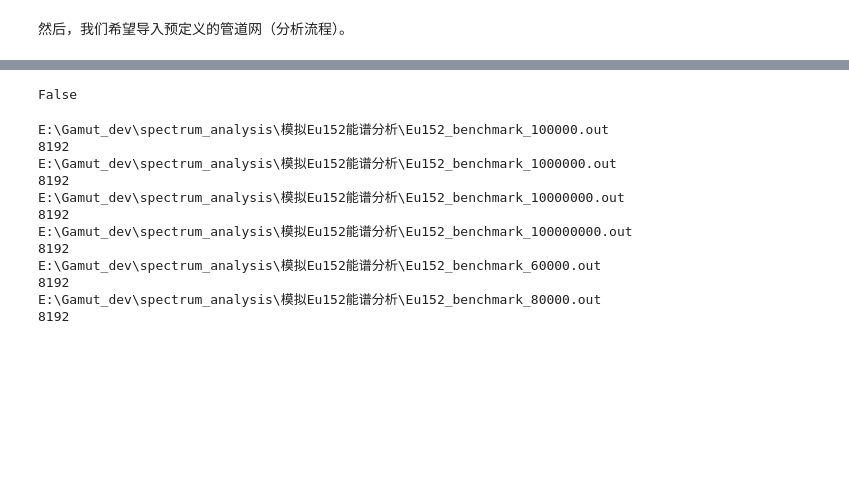
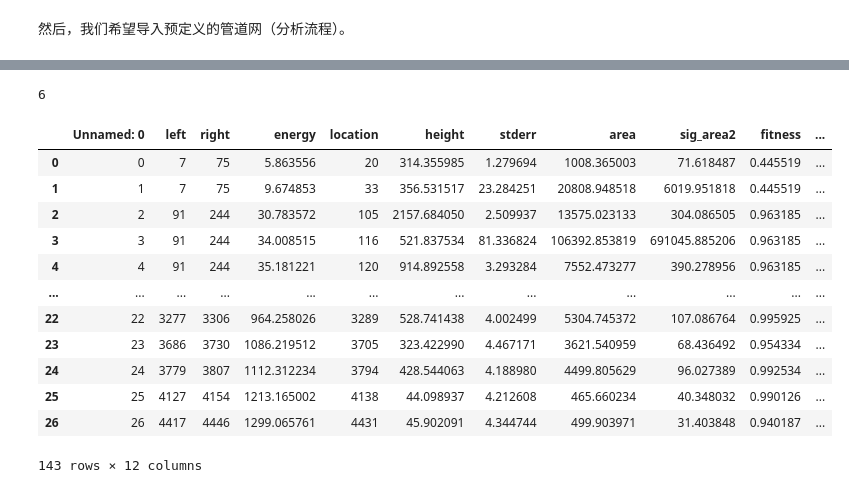
Before and after one commit to thu-inet/Gamut, a Jupyter notebook: 模拟Eu152能谱分析.ipynb, the cells around one changed output, grey strips where cells are left out. Cells and saved outputs as stored; diff of their text form; code cells hidden in the pictures; blank space fills up the shorter version.

```diff
--- a/模拟Eu152能谱分析.ipynb
+++ b/模拟Eu152能谱分析.ipynb
@@ -13,6 +13,10 @@ import matplotlib.pyplot as plt
 from copy import deepcopy
 
 import gamspec
+# %%
+pipenet = gamspec.default
+spectrum = gamspec.Spectrum.from_MCNP('E:\Gamut_dev\spectrum_analysis\模拟Eu152能谱2\Eu152sgl_test_new_0.36779.out')
+pipenet([spectrum])
 # %% [markdown]
 然后，我们希望导入预定义的管道网（分析流程）。
 # %%
@@ -124,27 +108,33 @@ plt.show()
 # %%
 energies = np.array([40.12, 45.40, 121.78, 244.70, 344.28, 367.79, 411.11, 443.98, 688.68, 778.90, 867.39, 964.13, 1085.91, 1089.70, 1112.12, 1212.95, 1299.12])
+percentages = np.array([29.119E-2, 7.304E-2, 14.016E-2, 3.697E-2, 13.128E-2, 0.410E-2, 1.101E-2, 1.372E-2, 0.412E-2, 6.396E-2, 2.048E-2, 7.077E-2, 4.896E-2, 0.844E-2, 6.687E-2, 0.690E-2, 0.802E-2])
 def energy_in_group(energy):
-    return np.any(np.abs(energy-energies)<2)
-energy_in_group(50)
+    if len(np.where(np.abs(energy-energies)<2)[0]) == 0:
+        return None
+    else:
+        return np.where(np.abs(energy-energies)<2)[0][0]
+
+energy_in_group(411)
 # %% [output]
-False
+6
-# %%
-files = folder.glob('*.out')
-for file in files:
-    print(str(file))
-    spec = gamspec.Spectrum.from_MCNP(str(file))
-    print(len(spec))
-# %% [output]
-E:\Gamut_dev\spectrum_analysis\模拟Eu152能谱分析\Eu152_benchmark_100000.out
-8192
-E:\Gamut_dev\spectrum_analysis\模拟Eu152能谱分析\Eu152_benchmark_1000000.out
-8192
-E:\Gamut_dev\spectrum_analysis\模拟Eu152能谱分析\Eu152_benchmark_10000000.out
-8192
-E:\Gamut_dev\spectrum_analysis\模拟Eu152能谱分析\Eu152_benchmark_100000000.out
-8192
-E:\Gamut_dev\spectrum_analysis\模拟Eu152能谱分析\Eu152_benchmark_60000.out
-8192
-E:\Gamut_dev\spectrum_analysis\模拟Eu152能谱分析\Eu152_benchmark_80000.out
-8192
+# %%
+results = pd.concat(combined_results)
+func = lambda x: percentages[energy_in_group(x['energy'])] if energy_in_group(x['energy']) is not None else 0
+results['percentage'] = results.apply(func, axis=1)
+# %%
+results
+# %% [output]
+|  | Unnamed: 0 | left | right | energy | location | height | stderr | area | sig_area2 | fitness | ... |
+| 0 | 0 | 7 | 75 | 5.863556 | 20 | 314.355985 | 1.279694 | 1008.365003 | 71.618487 | 0.445519 | ... |
+| 1 | 1 | 7 | 75 | 9.674853 | 33 | 356.531517 | 23.284251 | 20808.948518 | 6019.951818 | 0.445519 | ... |
+| 2 | 2 | 91 | 244 | 30.783572 | 105 | 2157.684050 | 2.509937 | 13575.023133 | 304.086505 | 0.963185 | ... |
+| 3 | 3 | 91 | 244 | 34.008515 | 116 | 521.837534 | 81.336824 | 106392.853819 | 691045.885206 | 0.963185 | ... |
+| 4 | 4 | 91 | 244 | 35.181221 | 120 | 914.892558 | 3.293284 | 7552.473277 | 390.278956 | 0.963185 | ... |
+| ... | ... | ... | ... | ... | ... | ... | ... | ... | ... | ... | ... |
+| 22 | 22 | 3277 | 3306 | 964.258026 | 3289 | 528.741438 | 4.002499 | 5304.745372 | 107.086764 | 0.995925 | ... |
+| 23 | 23 | 3686 | 3730 | 1086.219512 | 3705 | 323.422990 | 4.467171 | 3621.540959 | 68.436492 | 0.954334 | ... |
+| 24 | 24 | 3779 | 3807 | 1112.312234 | 3794 | 428.544063 | 4.188980 | 4499.805629 | 96.027389 | 0.992534 | ... |
+| 25 | 25 | 4127 | 4154 | 1213.165002 | 4138 | 44.098937 | 4.212608 | 465.660234 | 40.348032 | 0.990126 | ... |
+| 26 | 26 | 4417 | 4446 | 1299.065761 | 4431 | 45.902091 | 4.344744 | 499.903971 | 31.403848 | 0.940187 | ... |
+143 rows × 12 columns
 # %%
```
Also changed, not shown: parts of 8 cells of this notebook, 4 other files.
